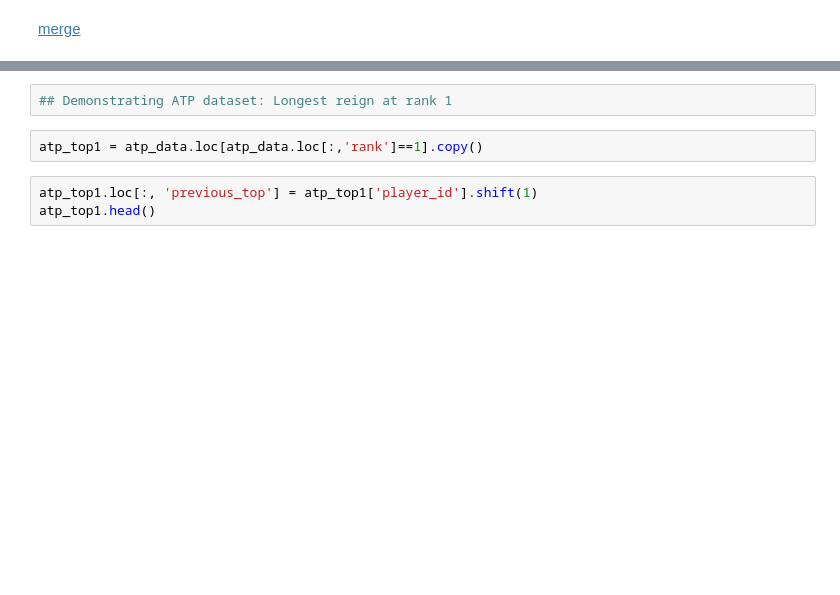
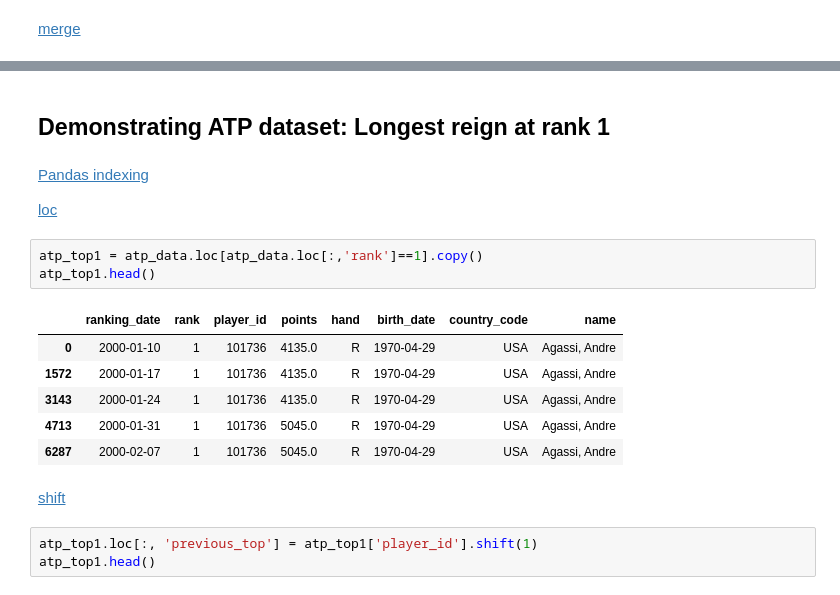
Before and after one commit to AaltoSciComp/data-analysis-workflows-course, a Jupyter notebook: python_exercises/ch2-python-lecture.ipynb, the cells around one changed output, grey strips where cells are left out. Saved outputs shown, nothing was run; the diff lists cells and outputs as text; blank space fills up the shorter version.

```diff
--- a/python_exercises/ch2-python-lecture.ipynb
+++ b/python_exercises/ch2-python-lecture.ipynb
@@ -212,10 +214,24 @@ dtype: object
 | 2 | 2000-01-10 | 3 | 101948 | 2419.0 | R | 1971-08-12 | USA | Sampras, Pete |
 | 3 | 2000-01-10 | 4 | 103017 | 2184.0 | R | 1977-07-05 | GER | Kiefer, Nicolas |
 | 4 | 2000-01-10 | 5 | 102856 | 2169.0 | R | 1976-09-10 | BRA | Kuerten, Gustavo |
-# %%
-## Demonstrating ATP dataset: Longest reign at rank 1
+# %% [markdown]
+## Demonstrating ATP dataset: Longest reign at rank 1
+# %% [markdown]
+[Pandas indexing](https://pandas.pydata.org/pandas-docs/stable/user_guide/indexing.html#different-choices-for-indexing)
+
+[loc](https://pandas.pydata.org/pandas-docs/stable/reference/api/pandas.DataFrame.loc.html)
 # %%
 atp_top1 = atp_data.loc[atp_data.loc[:,'rank']==1].copy()
+atp_top1.head()
+# %% [output]
+|  | ranking_date | rank | player_id | points | hand | birth_date | country_code | name |
+| 0 | 2000-01-10 | 1 | 101736 | 4135.0 | R | 1970-04-29 | USA | Agassi, Andre |
+| 1572 | 2000-01-17 | 1 | 101736 | 4135.0 | R | 1970-04-29 | USA | Agassi, Andre |
+| 3143 | 2000-01-24 | 1 | 101736 | 4135.0 | R | 1970-04-29 | USA | Agassi, Andre |
+| 4713 | 2000-01-31 | 1 | 101736 | 5045.0 | R | 1970-04-29 | USA | Agassi, Andre |
+| 6287 | 2000-02-07 | 1 | 101736 | 5045.0 | R | 1970-04-29 | USA | Agassi, Andre |
+# %% [markdown]
+[shift](https://pandas.pydata.org/pandas-docs/stable/reference/api/pandas.DataFrame.shift.html)
 # %%
 atp_top1.loc[:, 'previous_top'] = atp_top1['player_id'].shift(1)
 atp_top1.head()
```
Also changed, not shown: parts of 7 cells of this notebook, 2 other files.
